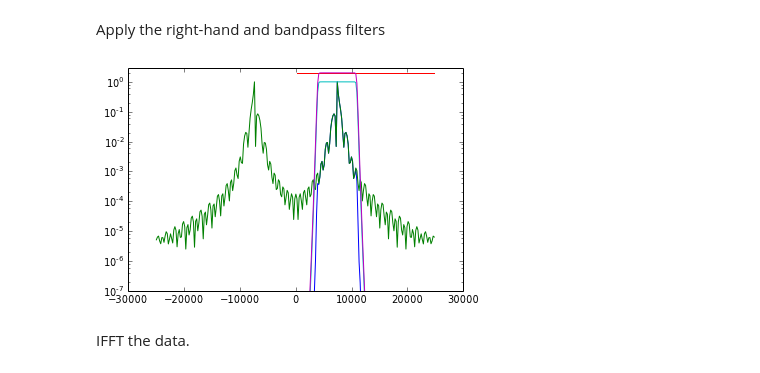
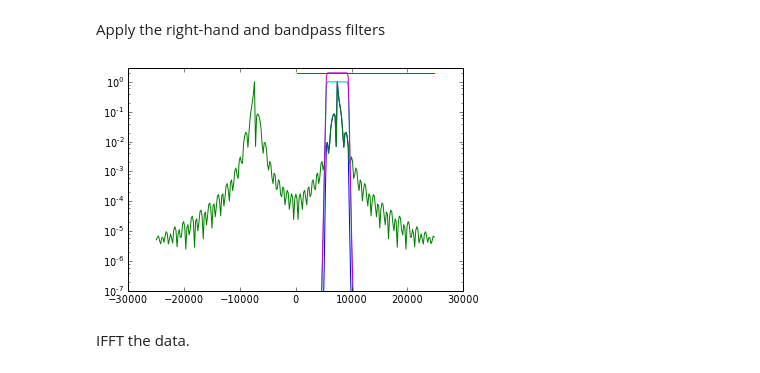
Before and after one commit to JohnMarohn/FreqDemod, a Jupyter notebook: freqdemod/docs/freqdemod-quickstart-1.ipynb, the cells around one changed output. Cells and saved outputs as stored; diff of their text form; code cells hidden in the pictures.

```diff
--- a/freqdemod/docs/freqdemod-quickstart-1.ipynb
+++ b/freqdemod/docs/freqdemod-quickstart-1.ipynb
@@ -112,21 +112,21 @@ plt.show()
 # %% [markdown]
 Apply the right-hand and bandpass filters
 # %%
-S.filter(bw=3500.0)
+S.filter(bw=2000.0)
 
 yf = abs(S.signal['swFTfilt'])
 y = abs(S.signal['swFT'])
 
 plt.plot(S.signal['f'],yf/max(yf))
 plt.plot(S.signal['f'],y/max(y))
 plt.plot(S.signal['f'],S.signal['rh'])
 plt.plot(S.signal['f'],S.signal['bp'])
 plt.plot(S.signal['f'],S.signal['rh']*S.signal['bp'])
 plt.yscale('log')
 plt.ylim([1E-7,3.0])
 plt.show()
 # %% [output]
-[figure, old version]
+[figure, new version]
 # %% [markdown]
 IFFT the data.
 # %%
```
Also changed, not shown: parts of 3 cells of this notebook, 1 other file.
